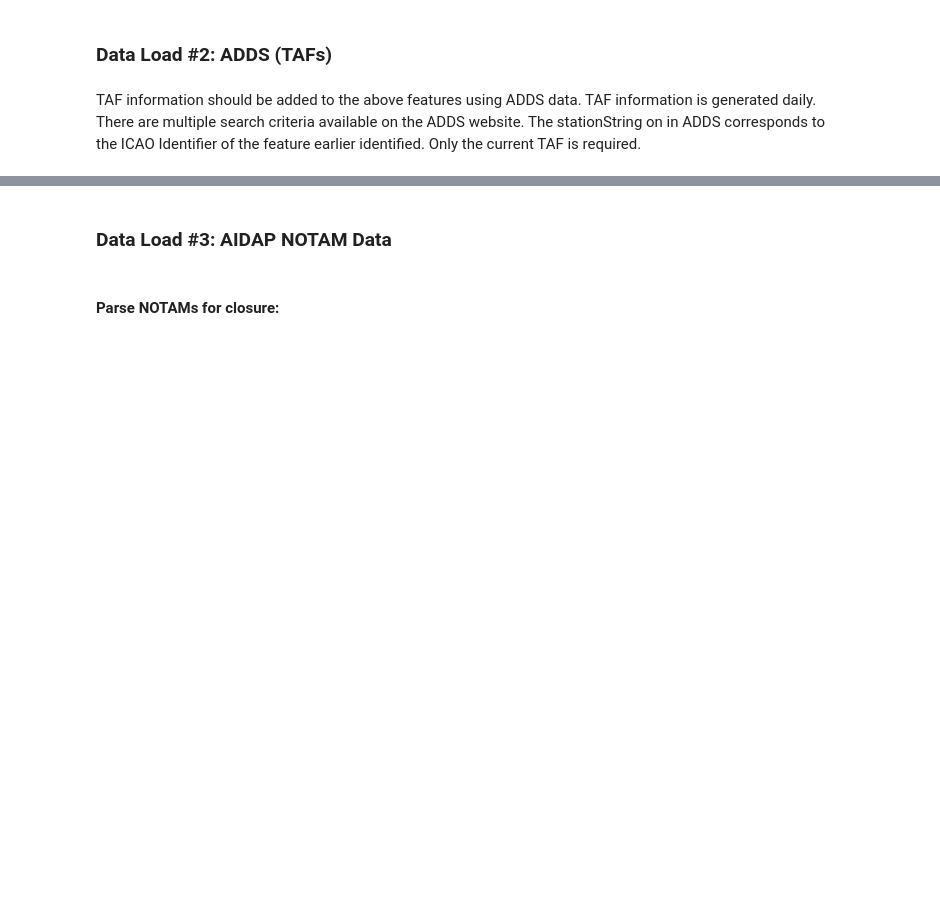
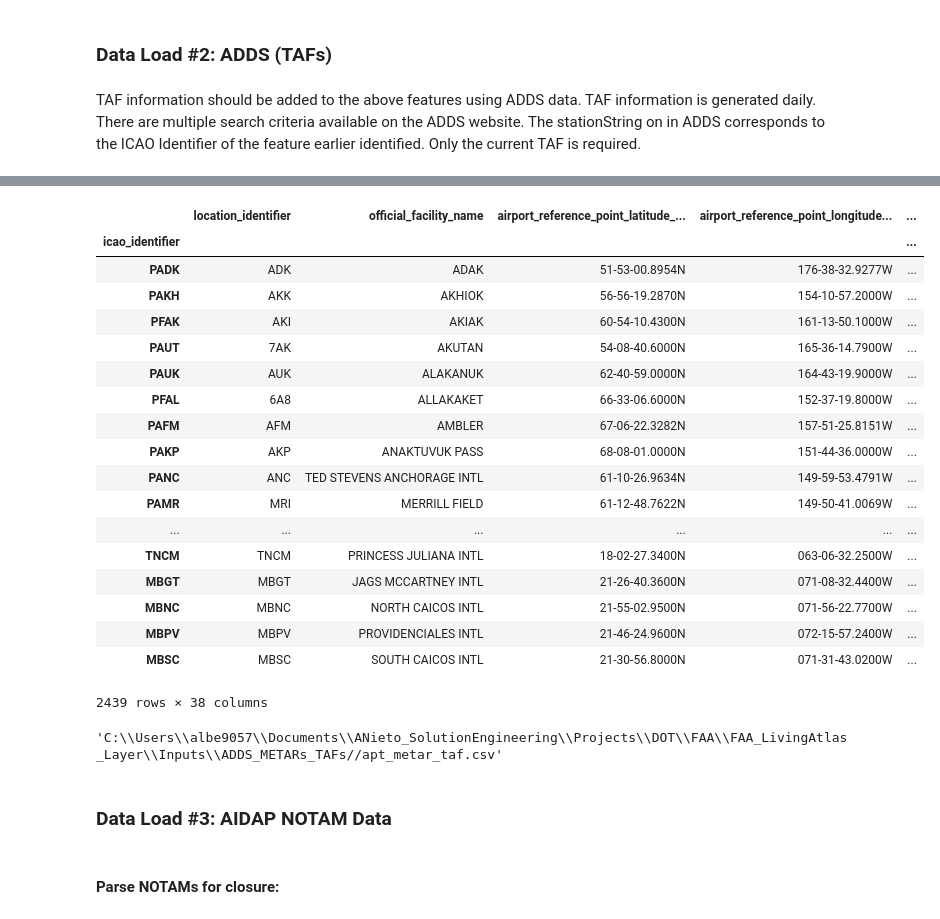
Before and after one commit to Qberto/apt-cooker, a Jupyter notebook: apt-cooker.ipynb, the cells around one changed output, grey strips where cells are left out. Drawn from its saved outputs; the diff is of its cells as text; code cells hidden in the pictures; blank space fills up the shorter version.

```diff
--- a/apt-cooker.ipynb
+++ b/apt-cooker.ipynb
@@ -683,0 +741,35 @@ TAF information should be added to the above features using ADDS data. TAF infor
+# %%
+# TAF-specific function to compile TAFs for multiple ICAO values
+def compile_tafs_for_all_icao_ids(icao_vals, workspace_dir, hours_before_now=1, clean_up_temp_files=True):
+    # Set a container for each icao metar dataframe
+    tafs_panel = []
+    # Iterate on each icao value
+    for icao_val in icao_vals:
+        # Attempt to process
+        try:
+            print("Processing TAF for '{0}'...".format(str(icao_val)))
+            hours_before_now = 1
+            taf_request_url = r"https://www.aviationweather.gov/adds/dataserver_current/httpparam?dataSource=tafs&requestType=retrieve&format=xml&stationString={0}&hoursBeforeNow={1}&mostRecent=true".format(icao_val, hours_before_now)
+            taf_temp_file = "{0}\\{1}".format(workspace_dir, "taf_{0}.xml".format(str(icao_val)))
+
+            taf_temp_xml = download_file(taf_request_url, taf_temp_file)
+
+            taf_temp_df = taf_xml_to_df(taf_temp_xml)
+
+            taf_temp_df['icao_identifier'] = icao_val
+
+            tafs_panel.append(taf_temp_df)
+
+        # Handle exceptions
+        except Exception as e:
+            print("Error when attempting to download TAF for '{0}':".format(str(icao_val)))
+#             print(e.message)
+            print(e)
+
+    # Using the final list of metar dataframes, concatenate into a single pandas dataframe
+    taf_final_df = pd.concat(tafs_panel)
+    taf_final_df.set_index("icao_identifier", inplace=True)
+
+    return taf_final_df
+# %%
+tafs_df = compile_tafs_for_all_icao_ids(icao_vals, inputs_dir, hours_before_now=1, clean_up_temp_files=True)
@@ -683,0 +816,23 @@ TAF information should be added to the above features using ADDS data. TAF infor
+# %%
+# Merge metars to APT
+apt_final_df = apt_final_df.join(tafs_df, how='left', rsuffix='_taf'); apt_final_df
+# %% [output]
+|  | location_identifier | official_facility_name | airport_reference_point_latitude_... | airport_reference_point_longitude... | ... |
+| icao_identifier |  |  |  |  | ... |
+| PADK | ADK | ADAK | 51-53-00.8954N | 176-38-32.9277W | ... |
+| PAKH | AKK | AKHIOK | 56-56-19.2870N | 154-10-57.2000W | ... |
+| PFAK | AKI | AKIAK | 60-54-10.4300N | 161-13-50.1000W | ... |
+| PAUT | 7AK | AKUTAN | 54-08-40.6000N | 165-36-14.7900W | ... |
+| PAUK | AUK | ALAKANUK | 62-40-59.0000N | 164-43-19.9000W | ... |
+| PFAL | 6A8 | ALLAKAKET | 66-33-06.6000N | 152-37-19.8000W | ... |
+| PAFM | AFM | AMBLER | 67-06-22.3282N | 157-51-25.8151W | ... |
+| PAKP | AKP | ANAKTUVUK PASS | 68-08-01.0000N | 151-44-36.0000W | ... |
+| PANC | ANC | TED STEVENS ANCHORAGE INTL | 61-10-26.9634N | 149-59-53.4791W | ... |
+| PAMR | MRI | MERRILL FIELD | 61-12-48.7622N | 149-50-41.0069W | ... |
+| ... | ... | ... | ... | ... | ... |
+| TNCM | TNCM | PRINCESS JULIANA INTL | 18-02-27.3400N | 063-06-32.2500W | ... |
+| MBGT | MBGT | JAGS MCCARTNEY INTL | 21-26-40.3600N | 071-08-32.4400W | ... |
+| MBNC | MBNC | NORTH CAICOS INTL | 21-55-02.9500N | 071-56-22.7700W | ... |
+| MBPV | MBPV | PROVIDENCIALES INTL | 21-46-24.9600N | 072-15-57.2400W | ... |
+| MBSC | MBSC | SOUTH CAICOS INTL | 21-30-56.8000N | 071-31-43.0200W | ... |
+2439 rows × 38 columns
@@ -684,3 +842,7 @@ TAF information should be added to the above features using ADDS data. TAF infor
+# %%
+apt_final_csv = "{0}//{1}".format(inputs_dir, "apt_metar_taf.csv"); apt_final_csv
+# %% [output]
+'C:\\Users\\albe9057\\Documents\\ANieto_SolutionEngineering\\Projects\\DOT\\FAA\\FAA_LivingAtlas_Layer\\Inputs\\ADDS_METARs_TAFs//apt_metar_taf.csv'
 # %% [markdown]
 ### Data Load #3: AIDAP NOTAM Data
 # %% [markdown]
```
Also changed, not shown: parts of 60 cells of this notebook.
